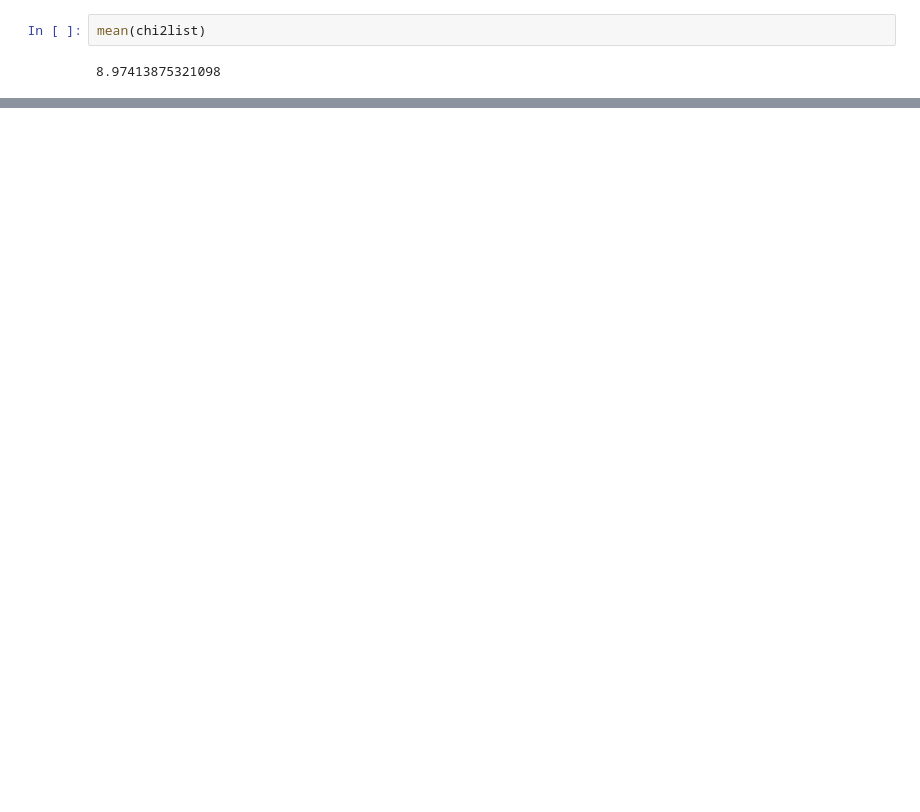
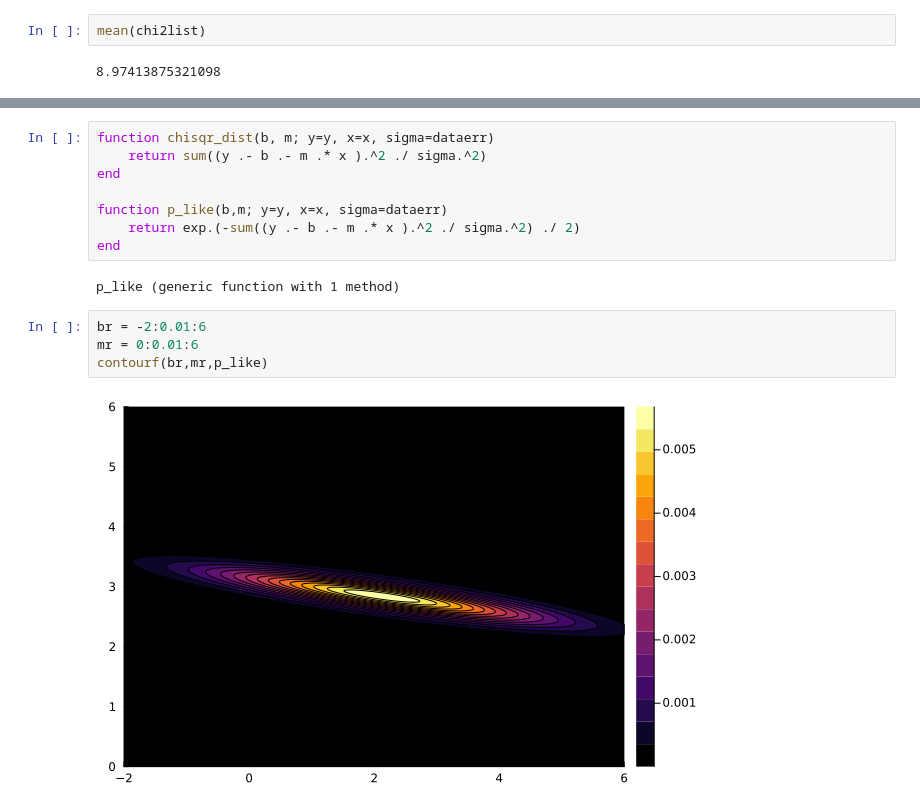
Before and after one commit to alex-hastava/BME-502-2025, a Jupyter notebook: Polynomial Parameter Fitting class.ipynb, the cells around one changed output, grey strips where cells are left out. Drawn from its saved outputs; the diff is of its cells as text; blank space fills up the shorter version.

```diff
--- a/Polynomial Parameter Fitting class.ipynb
+++ b/Polynomial Parameter Fitting class.ipynb
@@ -131,0 +150,16 @@ mean(chi2list)
+# %%
+function chisqr_dist(b, m; y=y, x=x, sigma=dataerr)
+    return sum((y .- b .- m .* x ).^2 ./ sigma.^2)
+end
+
+function p_like(b,m; y=y, x=x, sigma=dataerr)
+    return exp.(-sum((y .- b .- m .* x ).^2 ./ sigma.^2) ./ 2)
+end
+# %% [output]
+p_like (generic function with 1 method)
+# %%
+br = -2:0.01:6
+mr = 0:0.01:6
+contourf(br,mr,p_like)
+# %% [output]
+[figure, added]
```
Also changed, not shown: parts of 5 cells of this notebook, 2 other files.
